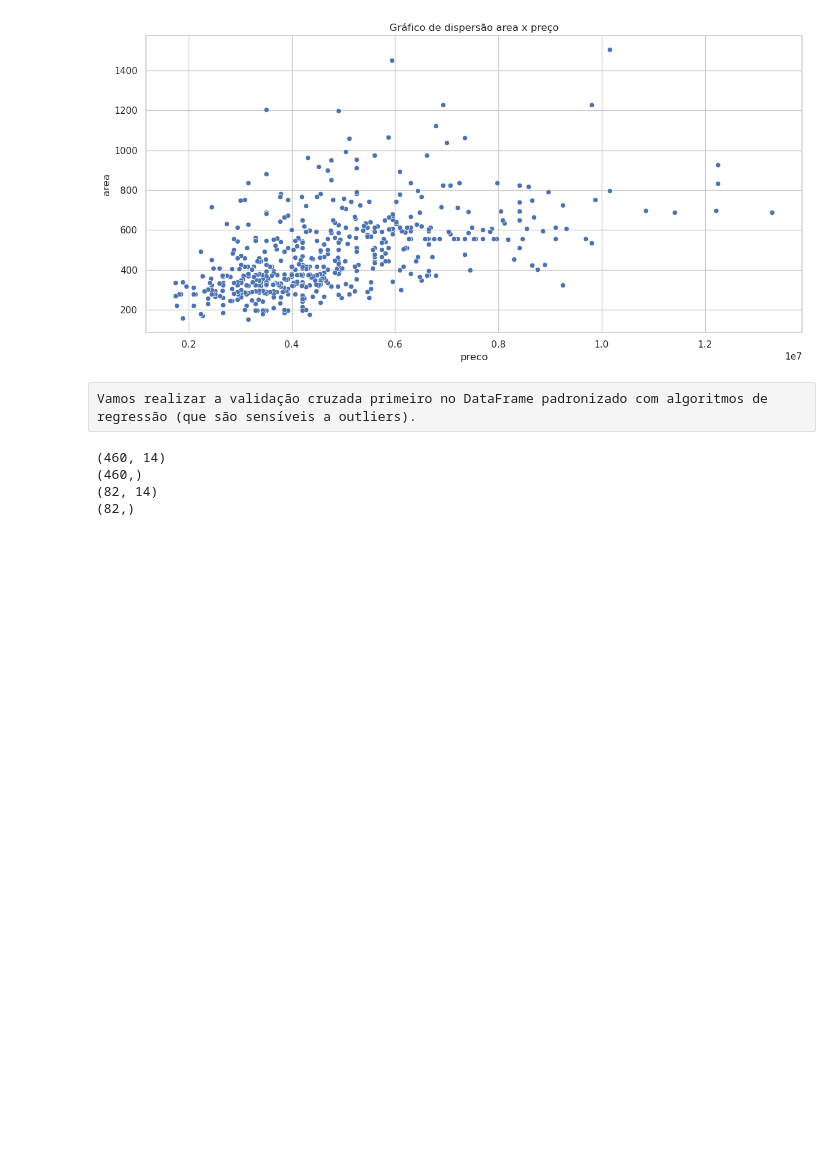
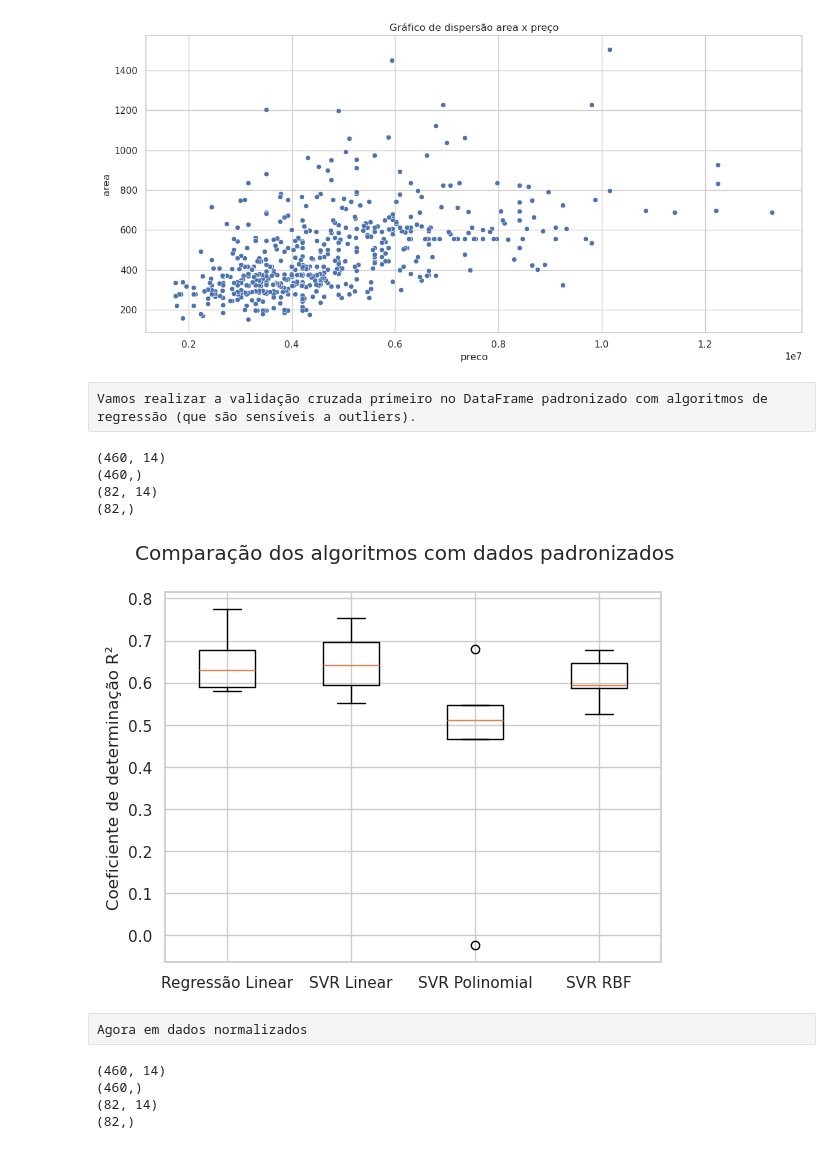
Before and after one commit to hugogsmendes/Houses-prediction, a Jupyter notebook: models_ml/model.ipynb, the cells around one changed output. Saved outputs shown, nothing was run; the diff lists cells and outputs as text; code cells hidden in the pictures; blank space fills up the shorter version.

Commit message:
Comparação de algoritmos de regressão

```diff
--- a/models_ml/model.ipynb
+++ b/models_ml/model.ipynb
@@ -676,10 +677,45 @@ print(Y_test.shape)
 models_linear = []
 models_linear.append(("Regressão Linear", LinearRegression()))
 models_linear.append(("SVR Linear", SVR(kernel="linear")))
+models_linear.append(("SVR Polinomial", SVR(kernel="poly")))
+models_linear.append(("SVR RBF", SVR(kernel="rbf")))
 # %%
 kfold = KFold(n_splits=5, shuffle=True, random_state=7) # Criando o Kfold
 # %%
+# Treinamento com dados padronizados
 results = []
+names = []
 for name, model in models_linear:
     results.append(cross_val_score(model, X_train, Y_train, cv=kfold,
                                scoring="r2"))
+    names.append(name)
+# %%
+# Comparação dos Algoritmos
+fig = plt.figure()
+fig.suptitle("Comparação dos algoritmos com dados padronizados")
+ax = fig.add_subplot(111)
+plt.boxplot(results)
+ax.set_xticklabels(names)
+plt.ylabel("Coeficiente de determinação R²")
+plt.show()
+# %% [output]
+[figure, added]
+# %% [raw]
+Agora em dados normalizados
+# %%
+# Dividindo conjunto de treino e teste
+X = df_limpo_normalizado.drop(columns="preco").values
+Y = df_limpo_normalizado["preco"].values
+
+X_train, X_test, Y_train, Y_test = train_test_split(X, Y, test_size=0.15, random_state=7)
+
+print(X_train.shape)
+print(Y_train.shape)
+
+print(X_test.shape)
+print(Y_test.shape)
+# %% [output]
+(460, 14)
+(460,)
+(82, 14)
+(82,)
```
Also changed, not shown: parts of 3 cells of this notebook.
